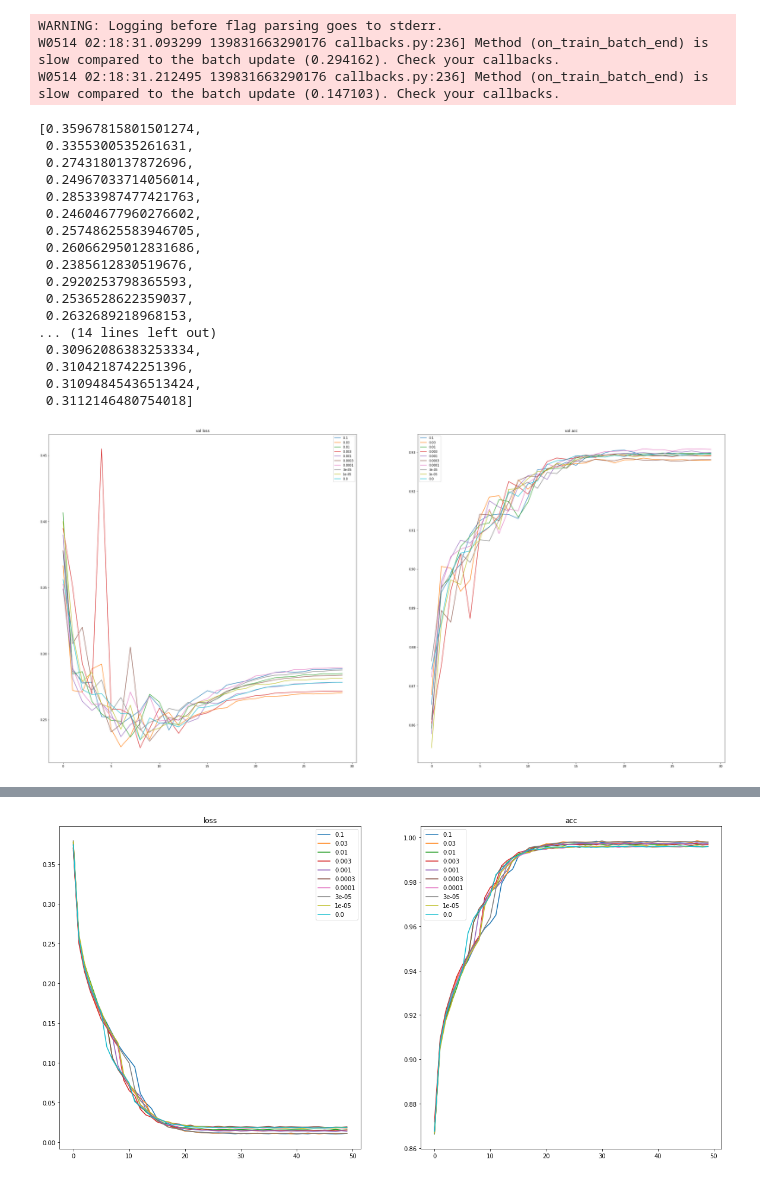
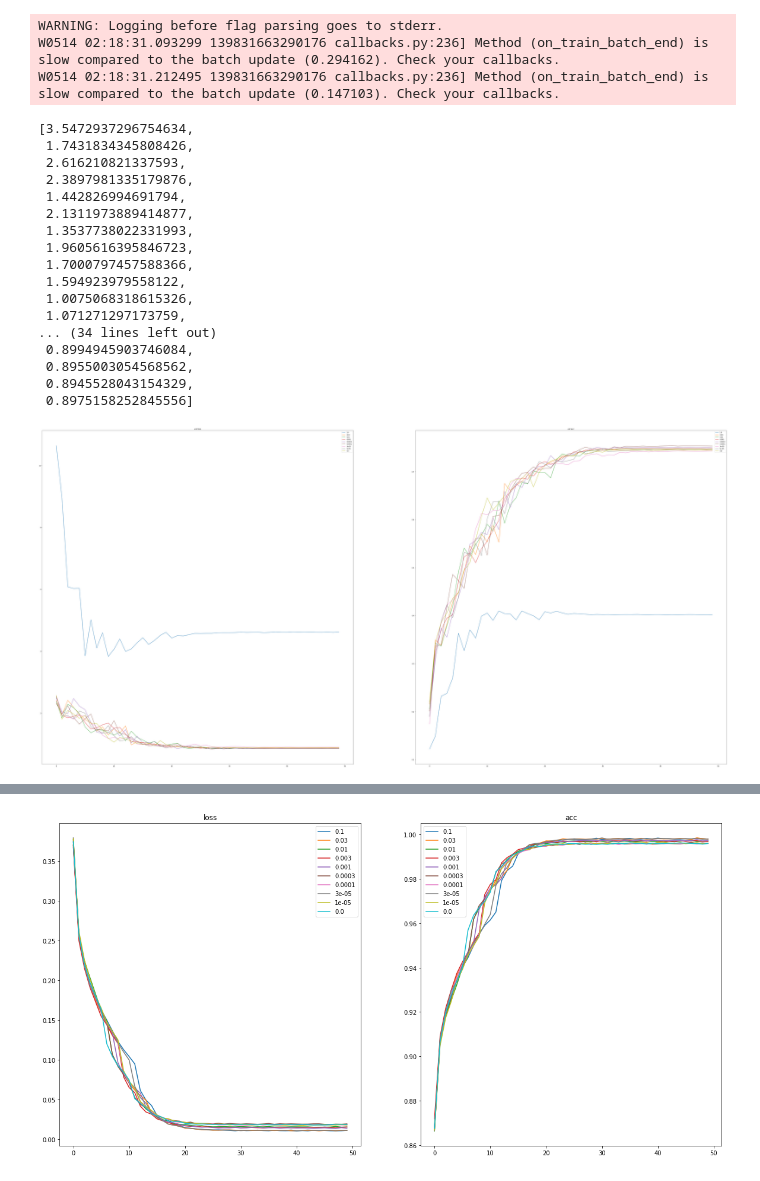
Before and after one commit to barnrang/Tokyo-tech-Exp, a Jupyter notebook: Noisy-BN/BN-noise.ipynb, the cells around one changed output, grey strips where cells are left out. Saved outputs shown, nothing was run; the diff lists cells and outputs as text; code cells hidden in the pictures.

Commit message:
add small model

```diff
--- a/Noisy-BN/BN-noise.ipynb
+++ b/Noisy-BN/BN-noise.ipynb
@@ -214,60 +214,61 @@ import pickle
 with open('models/files/fashion_0.0_0.25_1/history.pickle', 'rb') as f:
     hist = pickle.load(f)
 # %%
-noises = [0.1,0.03,0.01,0.003,0.001,0.0003,0.0001,0.00003,0.00001, 0.0]
+noises = [1.0,0.03,0.01,0.001,0.0003,0.0001,0.00003,0.00001, 0.0]
 histories = {x:[] for x in noises}
 LOOP = 5
-p = 0.25
+p = 1.0
+size = 5000
 for noise in noises:
     for i in range(1, LOOP+1):
-        with open(f'models/files/fashion_{noise}_{p}_{i}/history.pickle', 'rb') as f:
+        with open(f'models/files/cifar_{noise}_{p}_{i}{size}/history.pickle', 'rb') as f:
             hist = pickle.load(f)
         histories[noise].append(hist)
 # %%
 histories[0][0]['val_loss']
 # %% [output]
-[0.35967815801501274,
- 0.3355300535261631,
- 0.2743180137872696,
- 0.24967033714056014,
- 0.28533987477421763,
- 0.24604677960276602,
- 0.25748625583946705,
- 0.26066295012831686,
- 0.2385612830519676,
- 0.2920253798365593,
- 0.2536528622359037,
- 0.2632689218968153,
-... (14 lines left out)
- 0.30962086383253334,
- 0.3104218742251396,
- 0.31094845436513424,
- 0.3112146480754018]
+[3.5472937296754634,
+ 1.7431834345808426,
+ 2.616210821337593,
+ 2.3897981335179876,
+ 1.442826994691794,
+ 2.1311973889414877,
+ 1.3537738022331993,
+ 1.9605616395846723,
+ 1.7000797457588366,
+ 1.594923979558122,
+ 1.0075068318615326,
+ 1.071271297173759,
+... (34 lines left out)
+ 0.8994945903746084,
+ 0.8955003054568562,
+ 0.8945528043154329,
+ 0.8975158252845556]
 # %%
-fig, axes = plt.subplots(1,2,figsize=(40,20))
+fig, axes = plt.subplots(1,2,figsize=(80,40))
 av_histories = {}
 for noisy, hist in zip(noises, histories):
     av_loss = None
     av_acc = None
     for history in histories[noisy]:
         if av_loss is None:
             av_loss = np.array(history['val_loss'])
         else:
             av_loss += np.array(history['val_loss'])
         if av_acc is None:
             av_acc = np.array(history['val_accuracy'])
         else:
             av_acc += np.array(history['val_accuracy'])
 
     av_loss /= LOOP
     av_acc /= LOOP
     axes[0].plot(av_loss, label=str(noisy))
     axes[0].set_title('val loss')
     axes[0].legend()
     axes[1].plot(av_acc, label=str(noisy))
     axes[1].set_title('val acc')
     axes[1].legend()
 
     av_histories[noisy] = {'av_loss':av_loss, 'av_acc':av_acc}
 # %% [output]
-[figure, old version]
+[figure, new version]
```
Also changed, not shown: parts of 3 cells of this notebook, 2 other files.
